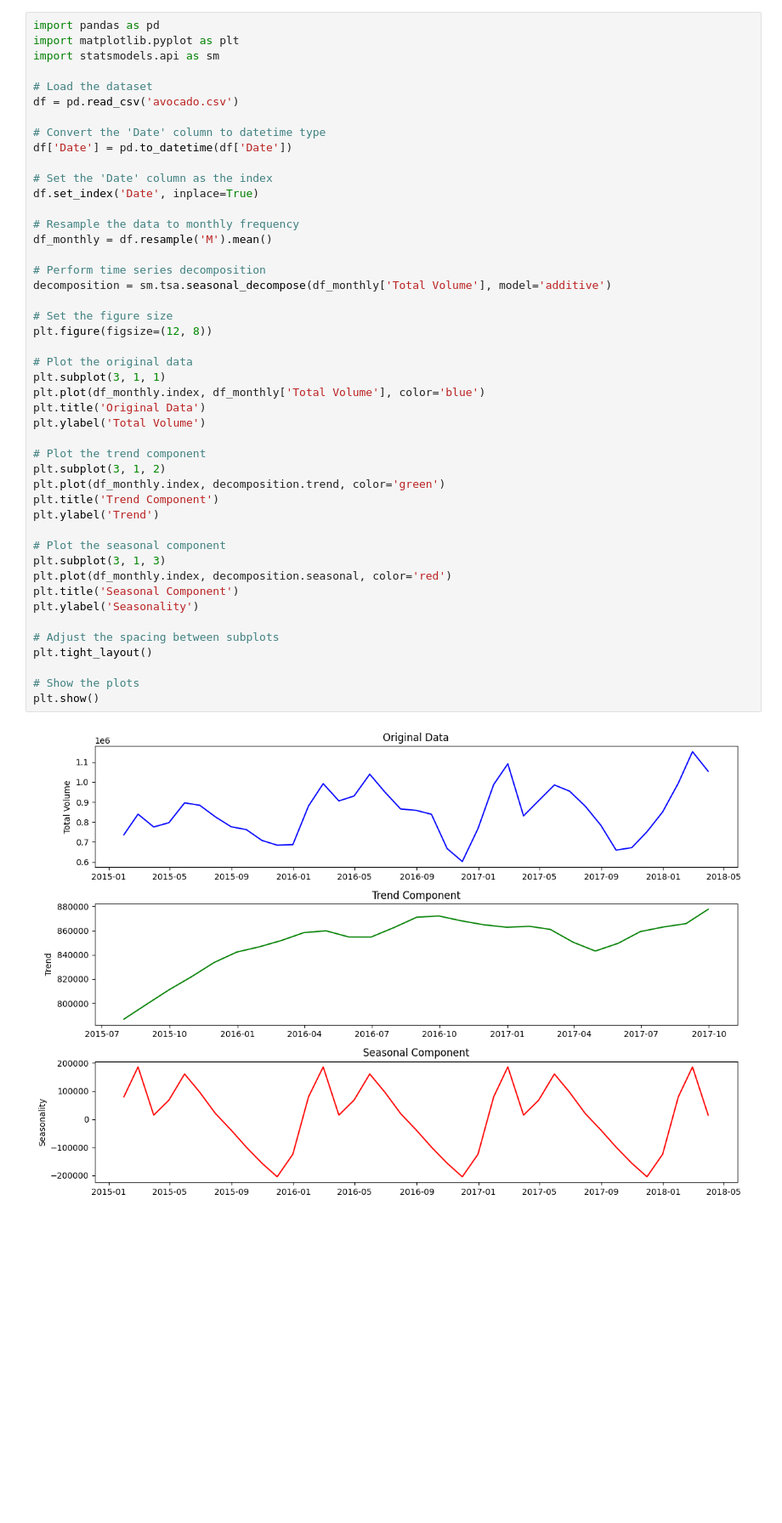
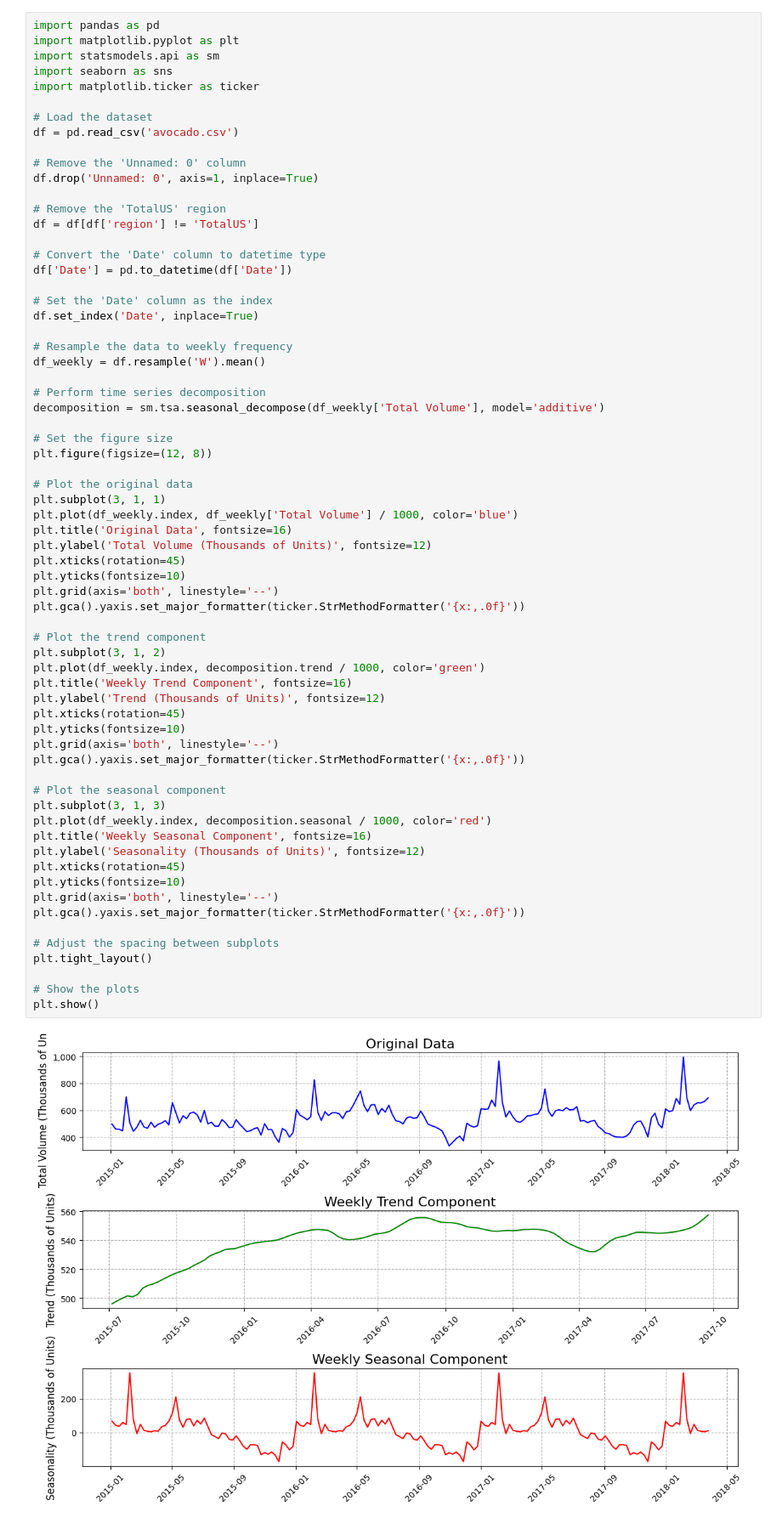
Before and after one commit to Joyfreaky/avocado_analytics, a Jupyter notebook: avocado.ipynb, the cells around one changed output. Shown: that part at 85% size. Drawn from its saved outputs; the diff is of its cells as text; blank space fills up the shorter version.

```diff
--- a/avocado.ipynb
+++ b/avocado.ipynb
@@ -254,47 +298,67 @@ plt.show()
 import pandas as pd
 import matplotlib.pyplot as plt
 import statsmodels.api as sm
+import seaborn as sns
+import matplotlib.ticker as ticker
 
 # Load the dataset
 df = pd.read_csv('avocado.csv')
+
+# Remove the 'Unnamed: 0' column
+df.drop('Unnamed: 0', axis=1, inplace=True)
+
+# Remove the 'TotalUS' region
+df = df[df['region'] != 'TotalUS']
 
 # Convert the 'Date' column to datetime type
 df['Date'] = pd.to_datetime(df['Date'])
 
 # Set the 'Date' column as the index
 df.set_index('Date', inplace=True)
 
-# Resample the data to monthly frequency
-df_monthly = df.resample('M').mean()
+# Resample the data to weekly frequency
+df_weekly = df.resample('W').mean()
 
 # Perform time series decomposition
-decomposition = sm.tsa.seasonal_decompose(df_monthly['Total Volume'], model='additive')
+decomposition = sm.tsa.seasonal_decompose(df_weekly['Total Volume'], model='additive')
 
 # Set the figure size
 plt.figure(figsize=(12, 8))
 
 # Plot the original data
 plt.subplot(3, 1, 1)
-plt.plot(df_monthly.index, df_monthly['Total Volume'], color='blue')
-plt.title('Original Data')
-plt.ylabel('Total Volume')
+plt.plot(df_weekly.index, df_weekly['Total Volume'] / 1000, color='blue')
+plt.title('Original Data', fontsize=16)
+plt.ylabel('Total Volume (Thousands of Units)', fontsize=12)
+plt.xticks(rotation=45)
+plt.yticks(fontsize=10)
+plt.grid(axis='both', linestyle='--')
+plt.gca().yaxis.set_major_formatter(ticker.StrMethodFormatter('{x:,.0f}'))
 
 # Plot the trend component
 plt.subplot(3, 1, 2)
-plt.plot(df_monthly.index, decomposition.trend, color='green')
-plt.title('Trend Component')
-plt.ylabel('Trend')
+plt.plot(df_weekly.index, decomposition.trend / 1000, color='green')
+plt.title('Weekly Trend Component', fontsize=16)
+plt.ylabel('Trend (Thousands of Units)', fontsize=12)
+plt.xticks(rotation=45)
+plt.yticks(fontsize=10)
+plt.grid(axis='both', linestyle='--')
+plt.gca().yaxis.set_major_formatter(ticker.StrMethodFormatter('{x:,.0f}'))
 
 # Plot the seasonal component
 plt.subplot(3, 1, 3)
-plt.plot(df_monthly.index, decomposition.seasonal, color='red')
-plt.title('Seasonal Component')
-plt.ylabel('Seasonality')
+plt.plot(df_weekly.index, decomposition.seasonal / 1000, color='red')
+plt.title('Weekly Seasonal Component', fontsize=16)
+plt.ylabel('Seasonality (Thousands of Units)', fontsize=12)
+plt.xticks(rotation=45)
+plt.yticks(fontsize=10)
+plt.grid(axis='both', linestyle='--')
+plt.gca().yaxis.set_major_formatter(ticker.StrMethodFormatter('{x:,.0f}'))
 
 # Adjust the spacing between subplots
 plt.tight_layout()
 
 # Show the plots
 plt.show()
 # %% [output]
-[figure, old version]
+[figure, new version]
```
Also changed, not shown: parts of 21 cells of this notebook.
